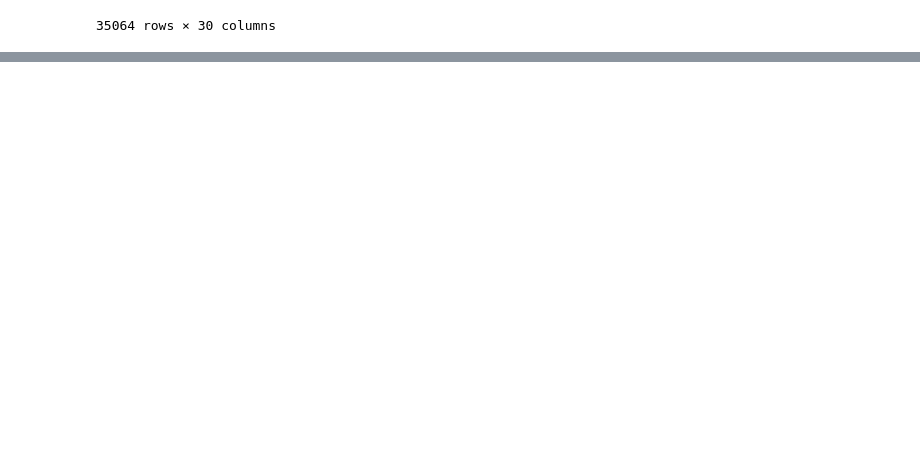
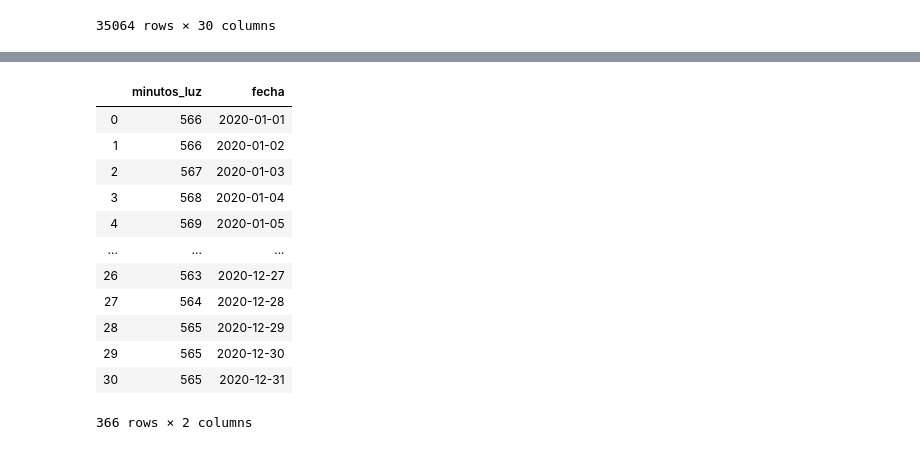
Before and after one commit to pablohhb/TFM, a Jupyter notebook: exploracion_datos.ipynb, the cells around one changed output, grey strips where cells are left out. Cells and saved outputs as stored; diff of their text form; code cells hidden in the pictures; blank space fills up the shorter version.

```diff
--- a/exploracion_datos.ipynb
+++ b/exploracion_datos.ipynb
@@ -296,0 +381,3 @@ demanda
+# %%
+horas_sol = horas_sol.applymap(lambda x: (x//100)*60 + x%100)
+horas_sol
@@ -296,0 +403,8 @@ demanda
+# %%
+horas_sol2 = pd.Series()
+
+for x in range(1,24,2):
+    horas_sol2 = horas_sol2.append(horas_sol[x+1]-horas_sol[x])
+
+horas_sol = horas_sol2
+horas_sol
@@ -296,0 +424,3 @@ demanda
+# %%
+horas_sol = horas_sol[horas_sol != 0]
+horas_sol
@@ -296,0 +440,20 @@ demanda
+# %%
+horas_sol = horas_sol.to_frame()
+horas_sol['fecha'] = pd.date_range(start = datetime.date(2020, 1, 1), end = datetime.date(2020, 12, 31), freq = 'D')
+horas_sol.rename(columns = {0: 'minutos_luz'}, inplace = True)
+# %%
+horas_sol
+# %% [output]
+|  | minutos_luz | fecha |
+| 0 | 566 | 2020-01-01 |
+| 1 | 566 | 2020-01-02 |
+| 2 | 567 | 2020-01-03 |
+| 3 | 568 | 2020-01-04 |
+| 4 | 569 | 2020-01-05 |
+| ... | ... | ... |
+| 26 | 563 | 2020-12-27 |
+| 27 | 564 | 2020-12-28 |
+| 28 | 565 | 2020-12-29 |
+| 29 | 565 | 2020-12-30 |
+| 30 | 565 | 2020-12-31 |
+366 rows × 2 columns
```
Also changed, not shown: parts of 10 cells of this notebook.
